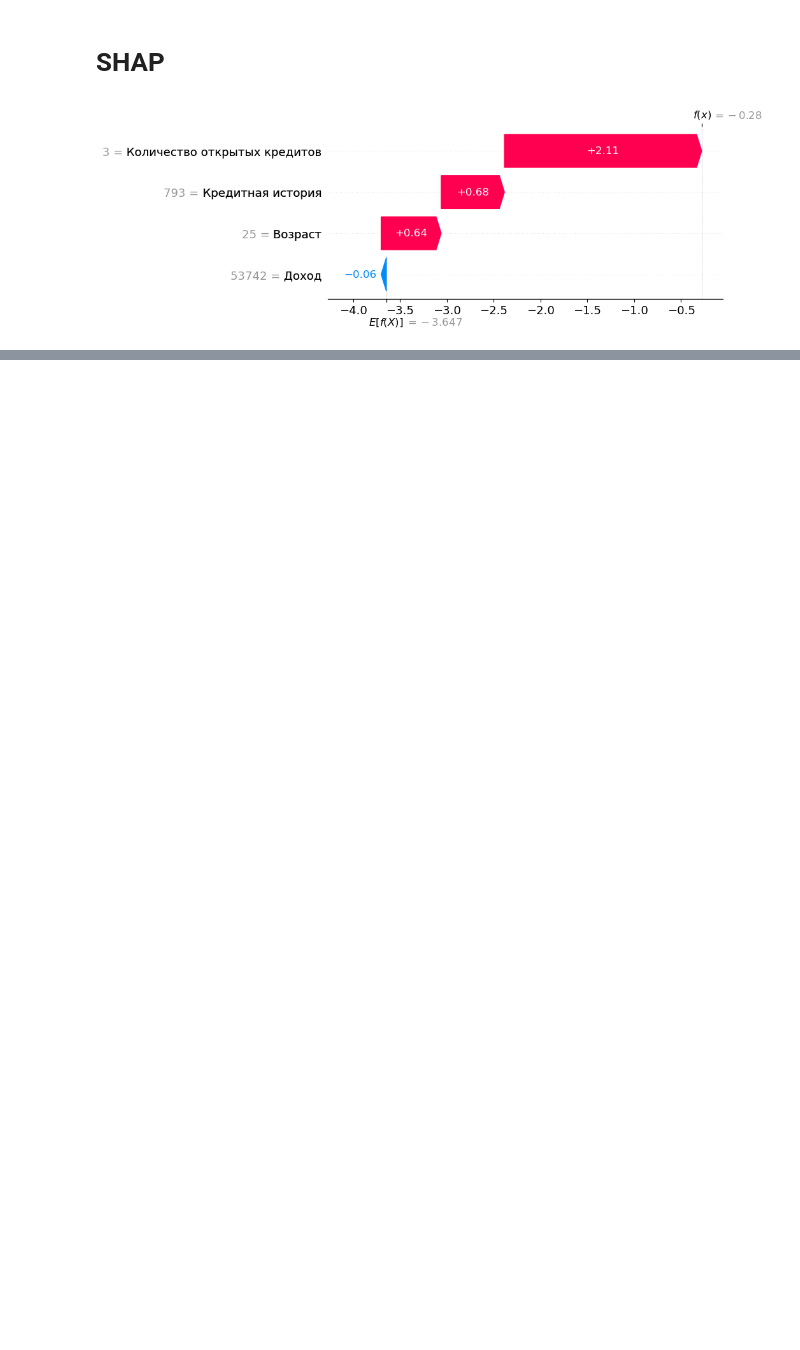
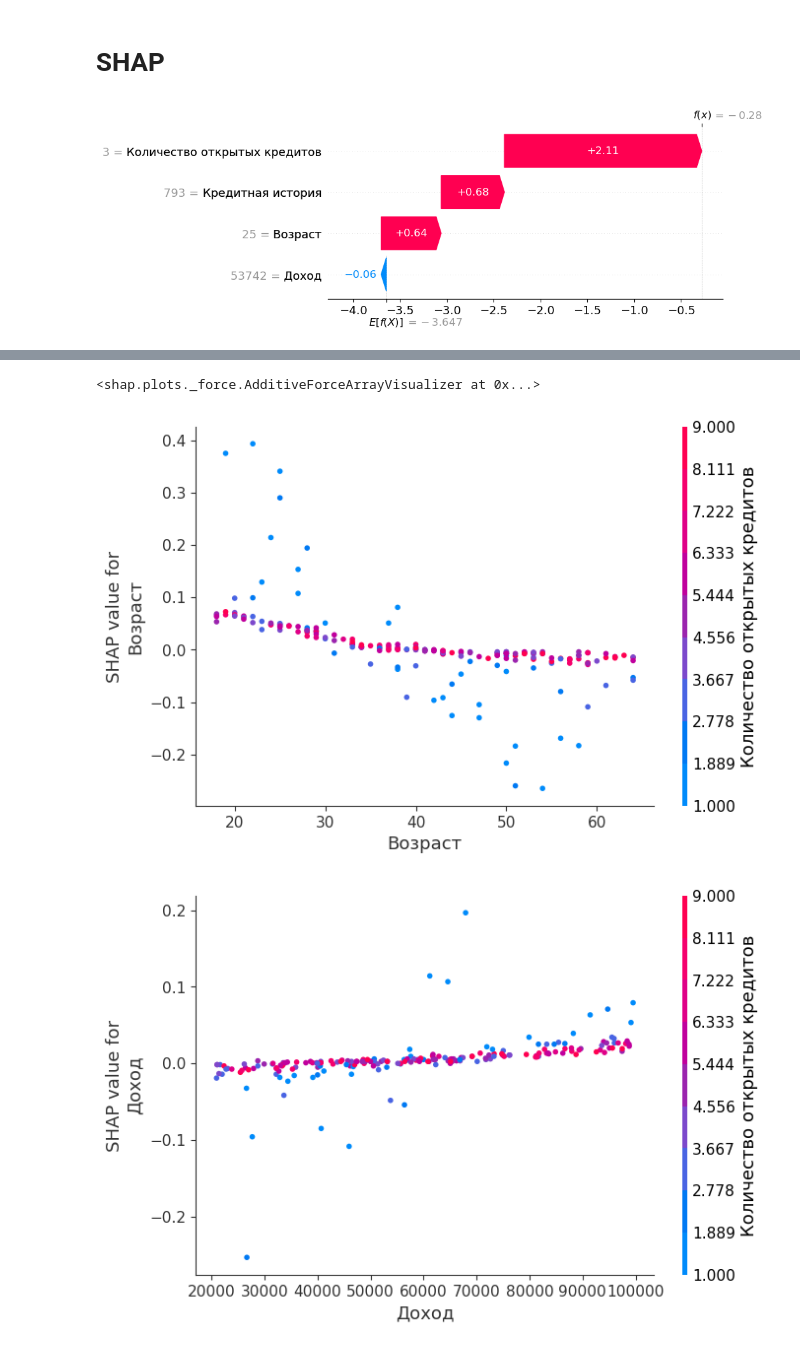
Before and after one commit to Seynro/LIME_SHAP_Scoring_model, a Jupyter notebook: main.ipynb, the cells around one changed output, grey strips where cells are left out. Drawn from its saved outputs; the diff is of its cells as text; code cells hidden in the pictures; blank space fills up the shorter version.

```diff
--- a/main.ipynb
+++ b/main.ipynb
@@ -90,0 +96,13 @@ shap.plots.waterfall(shap_values[0])
+# %%
+shap_values = explainer.shap_values(X_test.iloc[:9,:])
+
+shap.force_plot(explainer.expected_value, shap_values, X_test.iloc[:9,:])
+# %% [output]
+<shap.plots._force.AdditiveForceArrayVisualizer at 0x...>
+# %%
+shap_values = explainer.shap_values(X_test)
+for name in X_test.columns:
+	shap.dependence_plot(name, shap_values, X_test, display_features = X_test)
+# %% [output]
+[figure, added]
+[figure, added]
```
Also changed, not shown: parts of 5 cells of this notebook.
